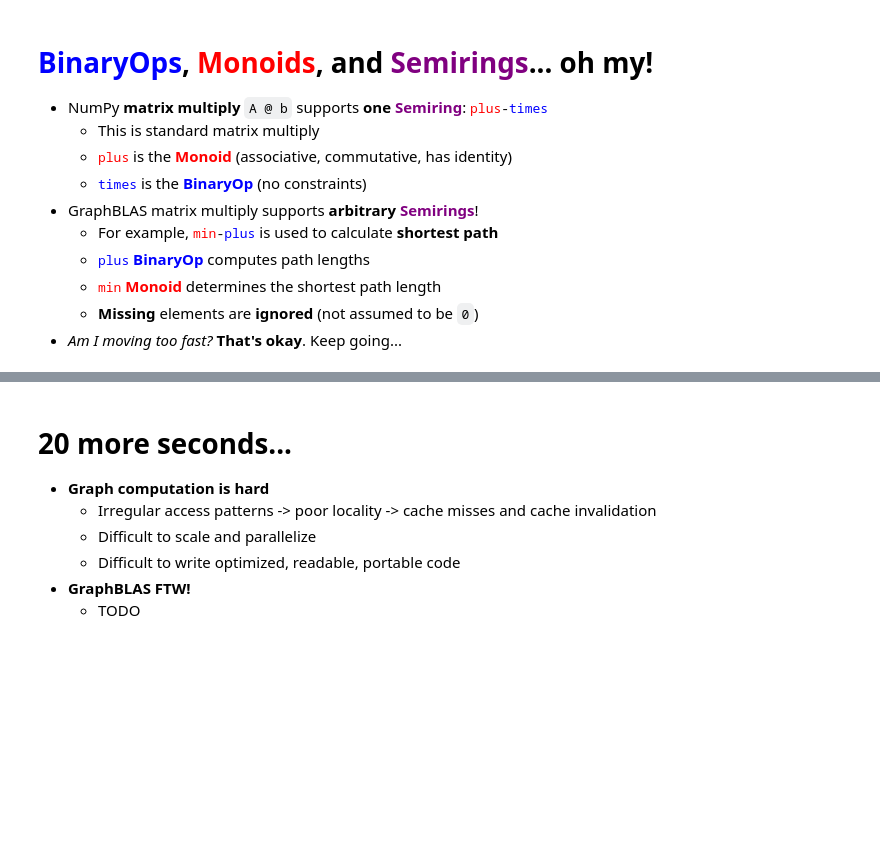
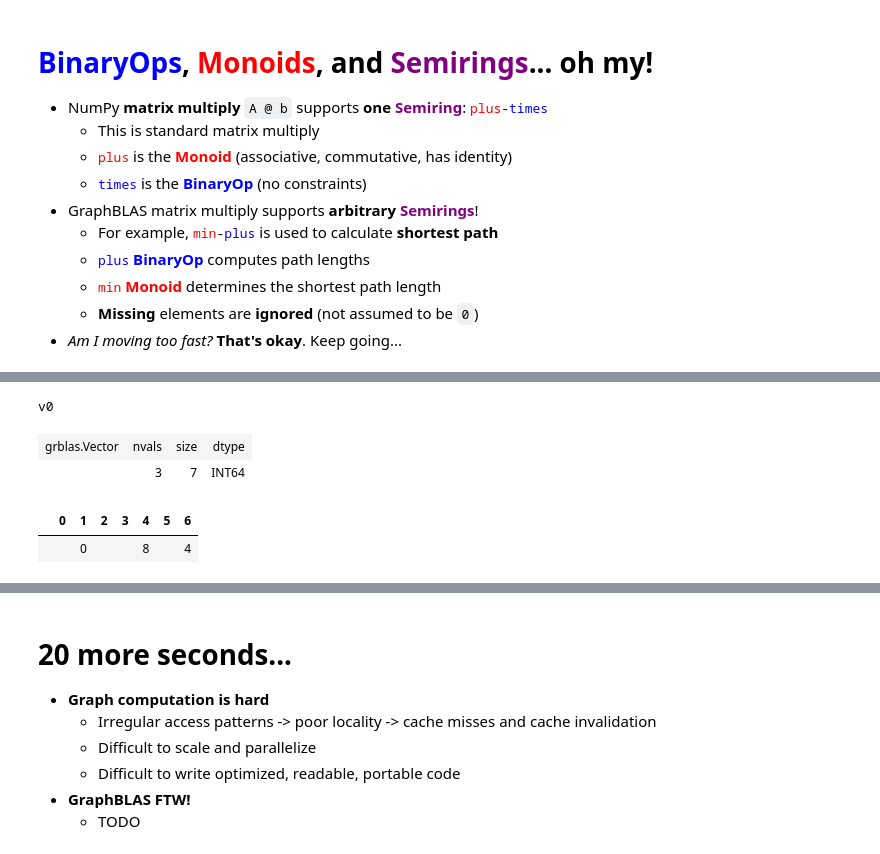
Before and after one commit to eriknw/graphblas_poster, a Jupyter notebook: graphblas_poster.ipynb, the cells around one changed output, grey strips where cells are left out. Cells and saved outputs as stored; diff of their text form; code cells hidden in the pictures; blank space fills up the shorter version.

```diff
--- a/graphblas_poster.ipynb
+++ b/graphblas_poster.ipynb
@@ -130,0 +176,9 @@ print(13*'\n')
+# %%
+v(binary.min) << semiring.min_plus(A.T @ v)
+v
+# %% [output]
+v0
+| grblas.Vector | nvals | size | dtype |
+|  | 3 | 7 | INT64 |
+|  | 0 | 1 | 2 | 3 | 4 | 5 | 6 |
+|  |  | 0 |  |  | 8 |  | 4 |
```
Also changed, not shown: parts of 19 cells of this notebook, 1 other file.
